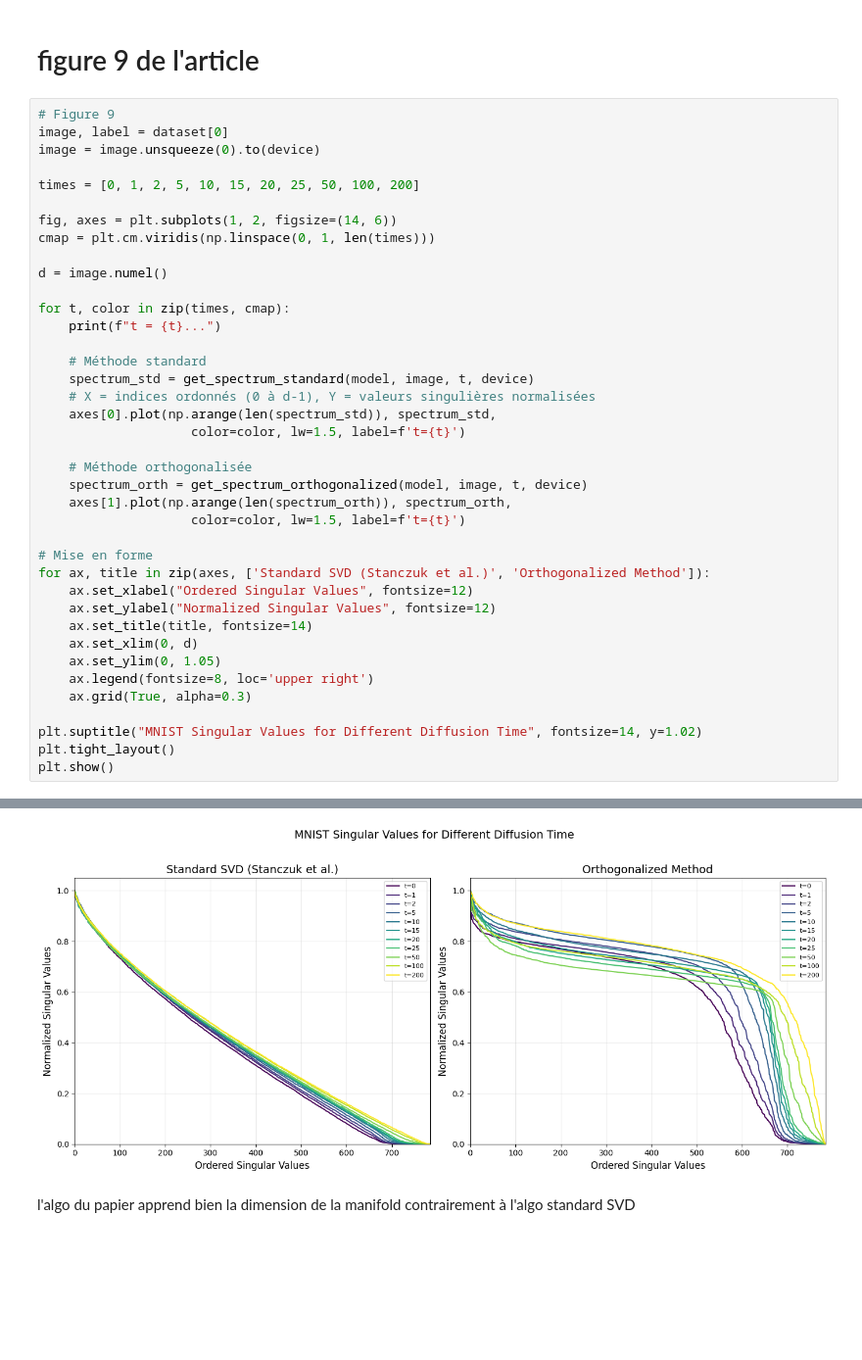
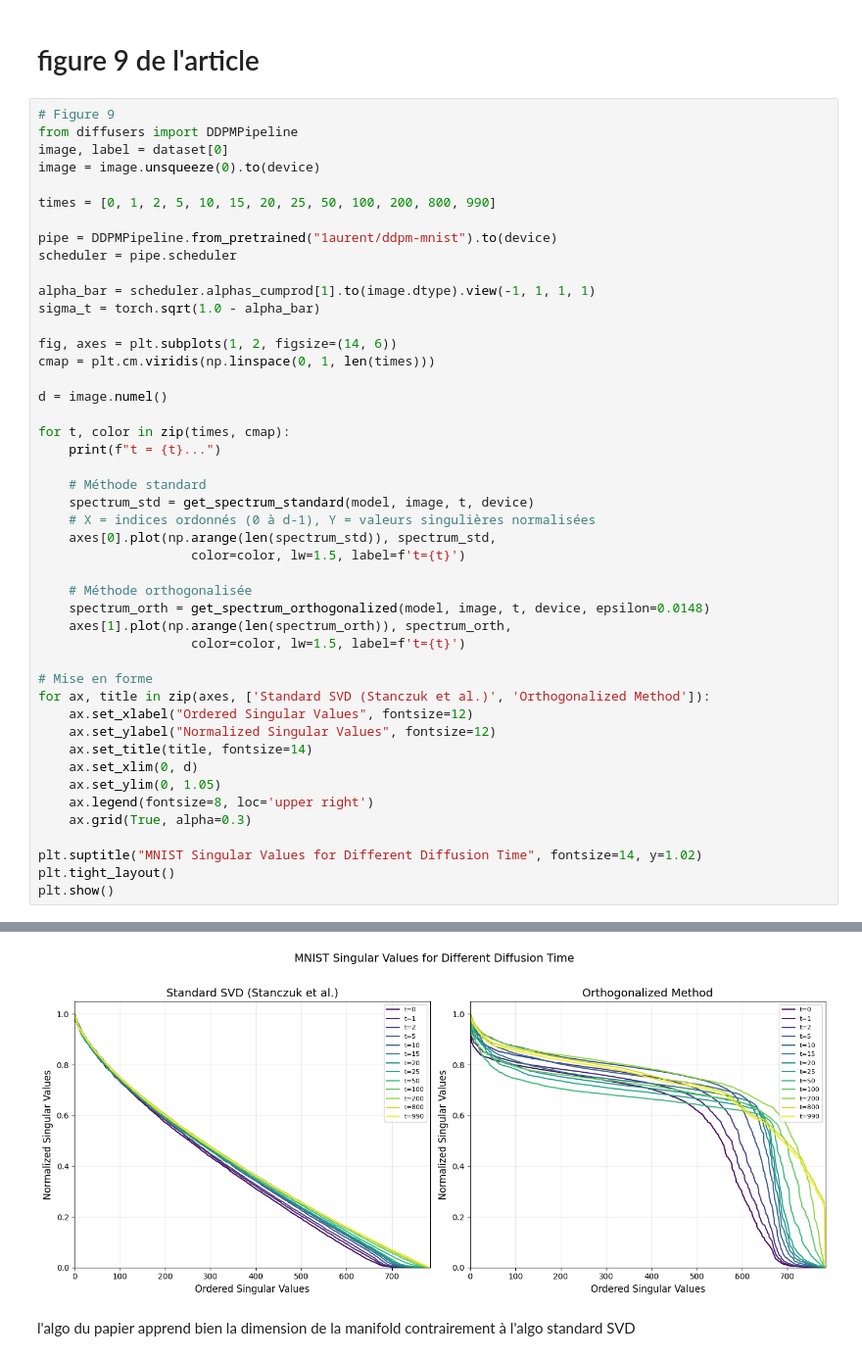
Before and after one commit to adam-elbernoussi/geometry-diffusion-model, a Jupyter notebook: nn_MNIST.ipynb, the cells around one changed output, grey strips where cells are left out. Shown at 98% size. Cells and saved outputs as stored; diff of their text form; blank space fills up the shorter version.

```diff
--- a/nn_MNIST.ipynb
+++ b/nn_MNIST.ipynb
@@ -102,10 +100,17 @@ def get_spectrum_orthogonalized(model, x0, t_index, device, epsilon=1e-3, batch_
 # figure 9 de l'article
 # %%
 # Figure 9
+from diffusers import DDPMPipeline
 image, label = dataset[0]
 image = image.unsqueeze(0).to(device)
 
-times = [0, 1, 2, 5, 10, 15, 20, 25, 50, 100, 200]
+times = [0, 1, 2, 5, 10, 15, 20, 25, 50, 100, 200, 800, 990]
+
+pipe = DDPMPipeline.from_pretrained("1aurent/ddpm-mnist").to(device)
+scheduler = pipe.scheduler
+
+alpha_bar = scheduler.alphas_cumprod[1].to(image.dtype).view(-1, 1, 1, 1)
+sigma_t = torch.sqrt(1.0 - alpha_bar)
 
 fig, axes = plt.subplots(1, 2, figsize=(14, 6))
 cmap = plt.cm.viridis(np.linspace(0, 1, len(times)))
@@ -122,7 +127,7 @@ for t, color in zip(times, cmap):
                     color=color, lw=1.5, label=f't={t}')
 
     # Méthode orthogonalisée
-    spectrum_orth = get_spectrum_orthogonalized(model, image, t, device)
+    spectrum_orth = get_spectrum_orthogonalized(model, image, t, device, epsilon=0.0148)
     axes[1].plot(np.arange(len(spectrum_orth)), spectrum_orth,
                     color=color, lw=1.5, label=f't={t}')
 
@@ -154,3 +161,3 @@ t = 200...
-[figure, old version]
+[figure, new version]
 # %% [markdown]
 l'algo du papier apprend bien la dimension de la manifold contrairement à l'algo standard SVD
```
Also changed, not shown: parts of 3 cells of this notebook, 1 other file.
